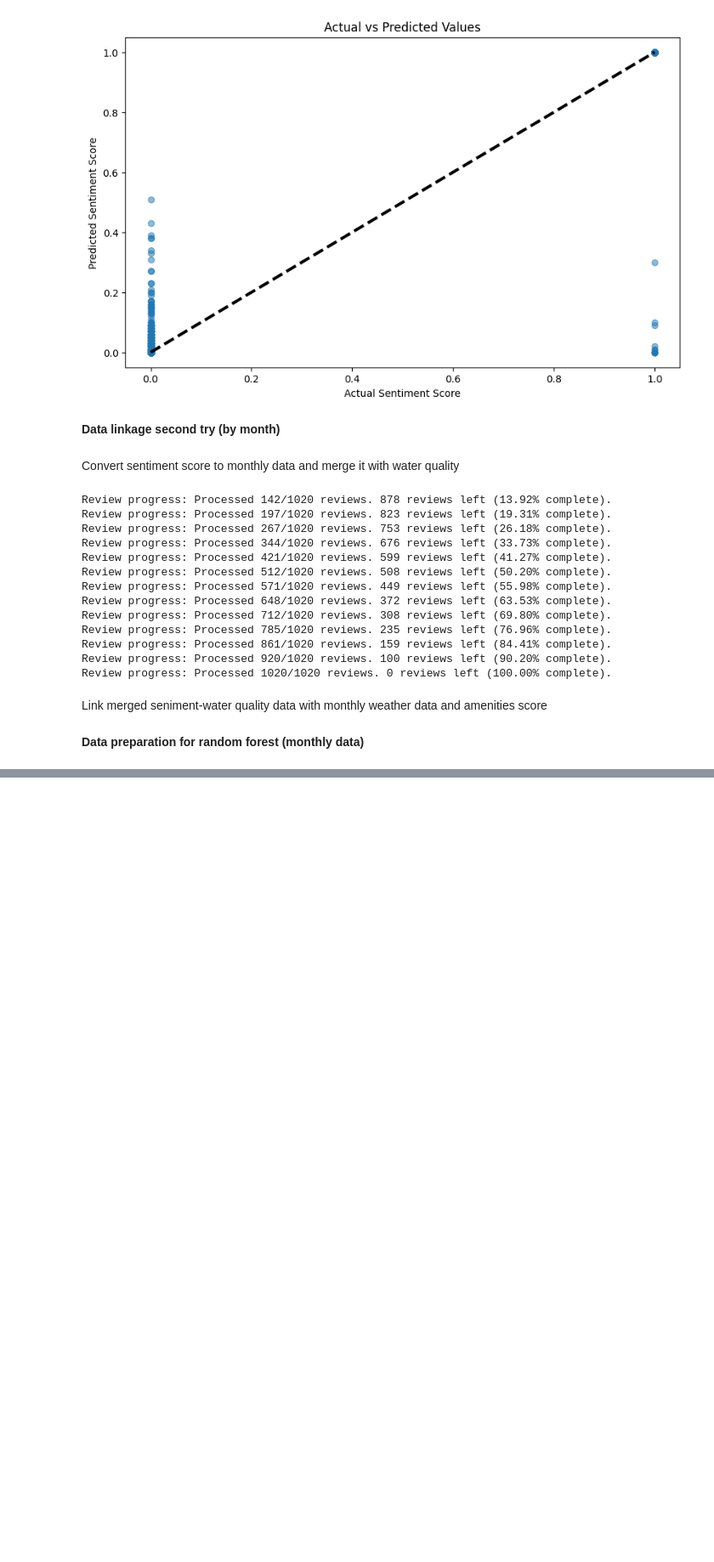
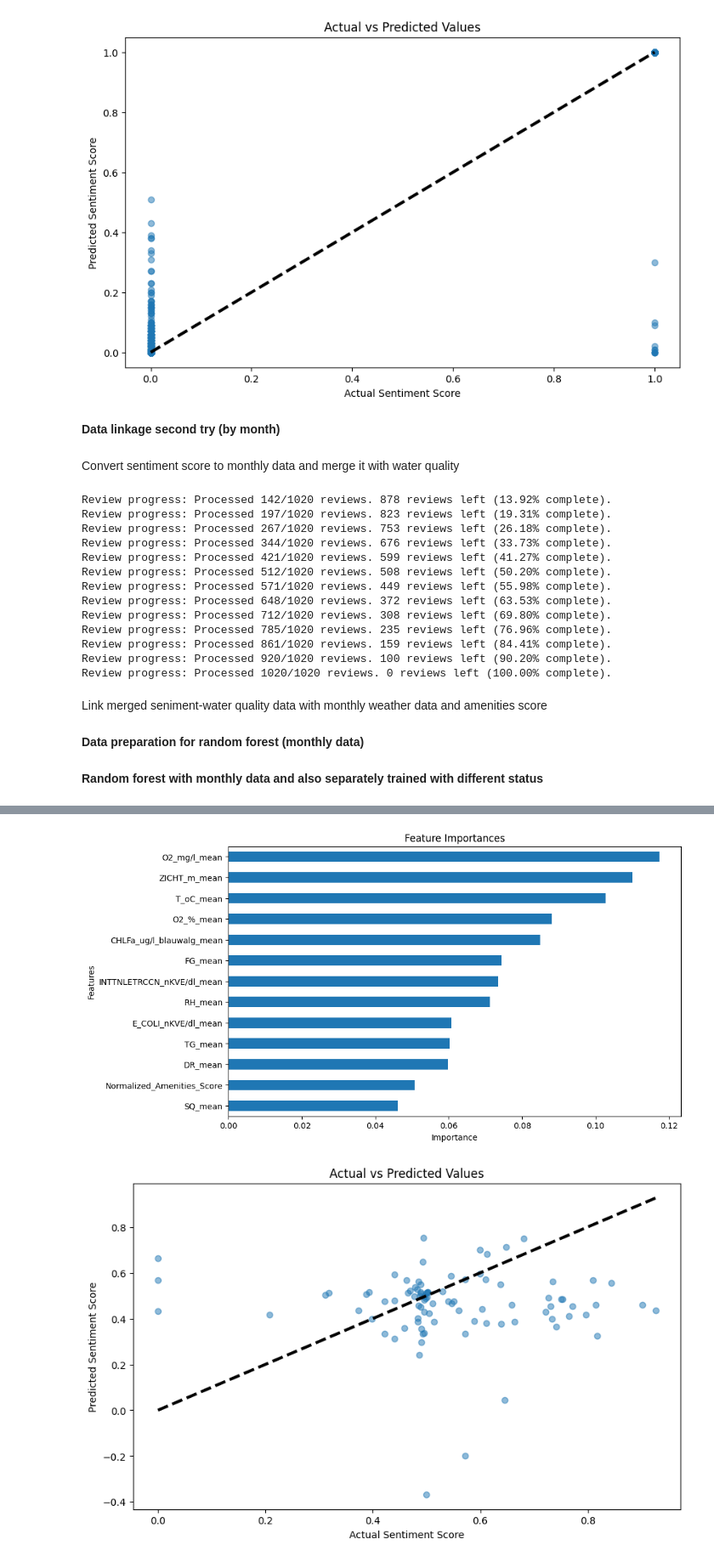
Before and after one commit to Aoyamaxx/Urban, a Jupyter notebook: fianl_data_analysis/analysis.ipynb, the cells around one changed output, grey strips where cells are left out. Shown at 85% size. Cells and saved outputs as stored; diff of their text form; code cells hidden in the pictures; blank space fills up the shorter version.

Commit message:
Random forest analysis based on monthly data done

```diff
--- a/fianl_data_analysis/analysis.ipynb
+++ b/fianl_data_analysis/analysis.ipynb
@@ -862,0 +872,2 @@ merged_df.to_csv('merged_data\merged_all_monthly.csv', index=False)
+# %% [markdown]
+**Random forest with monthly data and also separately trained with different status**
@@ -862,0 +945,66 @@ merged_df.to_csv('merged_data\merged_all_monthly.csv', index=False)
+# %%
+data = data_imputed_1
+
+X = data.drop(['Sentiment_Score_mean'], axis=1)
+y = data['Sentiment_Score_mean']
+
+# Splitting data
+X_train, X_test, y_train, y_test = train_test_split(X, y, test_size=0.2, random_state=42)
+
+# Training
+rf_model = RandomForestRegressor(n_estimators=100, random_state=42)
+
+# Perform K-fold cross-validation
+cv_scores = cross_val_score(rf_model, X, y, cv=5, scoring='neg_mean_squared_error')
+
+# Convert scores to positive values
+mse_scores = -cv_scores
+
+# Calculate mean and standard deviation of MSE
+mean_mse = mse_scores.mean()
+std_mse = mse_scores.std()
+
+print(f"Mean MSE from 5-fold CV: {mean_mse}")
+print(f"Standard Deviation of MSE from 5-fold CV: {std_mse}")
+
+# Fitting the model
+rf_model.fit(X_train, y_train)
+
+# Making predictions and evaluating the model
+predictions = rf_model.predict(X_test)
+
+mse = mean_squared_error(y_test, predictions)
+rmse = np.sqrt(mse)
+mae = mean_absolute_error(y_test, predictions)
+r2 = r2_score(y_test, predictions)
+
+print(f"Number of training data points: {len(X_train)}")
+print(f"Number of testing data points: {len(X_test)}")
+
+print(f"Mean Squared Error: {mse}")
+print(f"Root Mean Squared Error: {rmse}")
+print(f"Mean Absolute Error: {mae}")
+print(f"R-squared: {r2}")
+
+# Feature importances
+feature_importances = pd.Series(rf_model.feature_importances_, index=X.columns)
+print(feature_importances.sort_values(ascending=False))
+feature_importances.sort_values(ascending=False).to_csv('feature_importances.csv')
+
+# Feature importances
+plt.figure(figsize=(10, 6))
+feature_importances.sort_values().plot(kind='barh')
+plt.title('Feature Importances')
+plt.xlabel('Importance')
+plt.ylabel('Features')
+plt.show()
+
+# Actual vs predicted values
+plt.figure(figsize=(10, 6))
+plt.scatter(y_test, predictions, alpha=0.5)
+plt.title('Actual vs Predicted Values')
+plt.xlabel('Actual Sentiment Score')
+plt.ylabel('Predicted Sentiment Score')
+plt.plot([y_test.min(), y_test.max()], [y_test.min(), y_test.max()], 'k--', lw=3)
+plt.show()
+# %% [output]
@@ -862,0 +1028,2 @@ merged_df.to_csv('merged_data\merged_all_monthly.csv', index=False)
+[figure, added]
+[figure, added]
```
Also changed, not shown: parts of 4 cells of this notebook, 5 other files.
